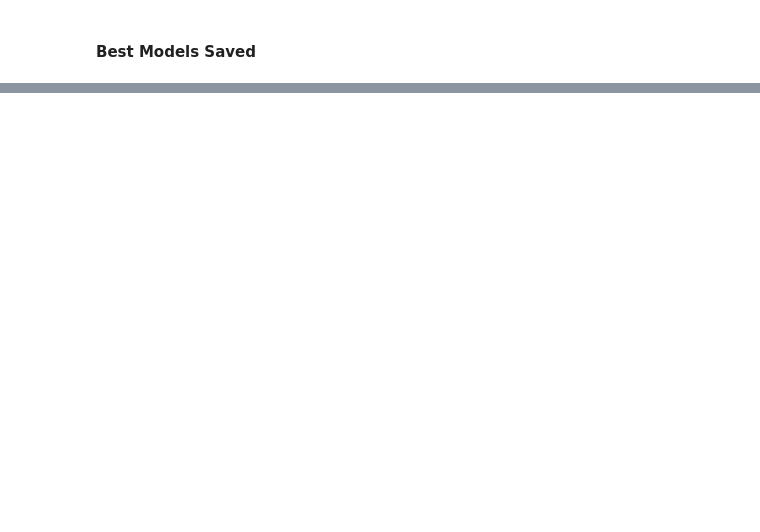
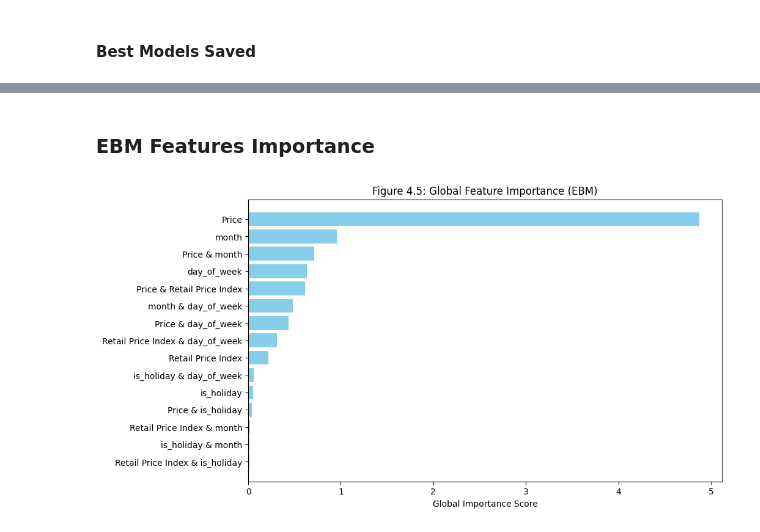
Before and after one commit to KaungSiThu-Sallius/SafePrice-Simulator, a Jupyter notebook: notebooks/2_modeling.ipynb, the cells around one changed output, grey strips where cells are left out. Drawn from its saved outputs; the diff is of its cells as text; code cells hidden in the pictures; blank space fills up the shorter version.

Commit message:
ebm_importance

```diff
--- a/notebooks/2_modeling.ipynb
+++ b/notebooks/2_modeling.ipynb
@@ -139,13 +133,13 @@ LSTM MAE: 10.36
 # %% [markdown]
 #### Explainable Boosting Machine
 # %%
-ebm = ExplainableBoostingRegressor(random_state=1111)
+# ebm = ExplainableBoostingRegressor(random_state=1111)
 
-ebm.fit(X_train, y_train)
+# ebm.fit(X_train, y_train)
 
-ebm_pred = ebm.predict(X_test)
-ebm_rmse = np.sqrt(mean_squared_error(y_test, ebm_pred))
-ebm_mae = mean_absolute_error(y_test, ebm_pred)
+# ebm_pred = ebm.predict(X_test)
+# ebm_rmse = np.sqrt(mean_squared_error(y_test, ebm_pred))
+# ebm_mae = mean_absolute_error(y_test, ebm_pred)
 
-print(f"EBM RMSE: {ebm_rmse:.2f}")
-print(f"EBM MAE: {ebm_mae:.2f}")
+# print(f"EBM RMSE: {ebm_rmse:.2f}")
+# print(f"EBM MAE: {ebm_mae:.2f}")
@@ -313,0 +242,24 @@ Models Successfully Saved.
+# %% [markdown]
+### EBM Features Importance
+# %%
+models_path = os.path.join(root_path, 'models')
+best_ebm_params = joblib.load(os.path.join(models_path, 'best_ebm_model.pkl'))
+# %%
+best_ebm_model = ExplainableBoostingRegressor(**best_ebm_params, random_state=1111)
+
+best_ebm_model.fit(X_train, y_train.values.ravel())
+
+ebm_global = best_ebm_model.explain_global(name='EBM Global Explanation')
+
+ebm_data = ebm_global.data()
+ebm_importance_df = pd.DataFrame({'Feature': ebm_data['names'], 'Importance': ebm_data['scores']})
+ebm_importance_df = ebm_importance_df.sort_values(by='Importance', ascending=False)
+# %%
+plt.figure(figsize=(10, 6))
+plt.barh(ebm_importance_df['Feature'], ebm_importance_df['Importance'], color='skyblue')
+plt.xlabel('Global Importance Score')
+plt.title('Figure 4.5: Global Feature Importance (EBM)')
+plt.gca().invert_yaxis()
+plt.show()
+# %% [output]
+[figure, added]
```
Also changed, not shown: parts of 10 cells of this notebook.
